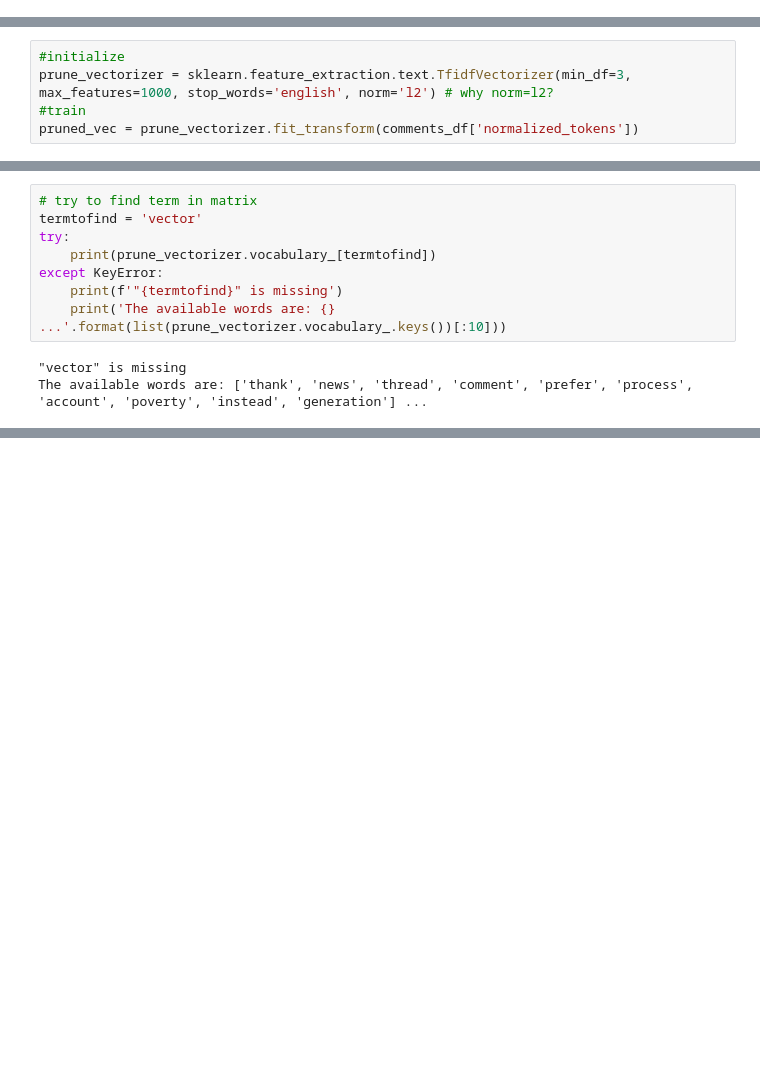
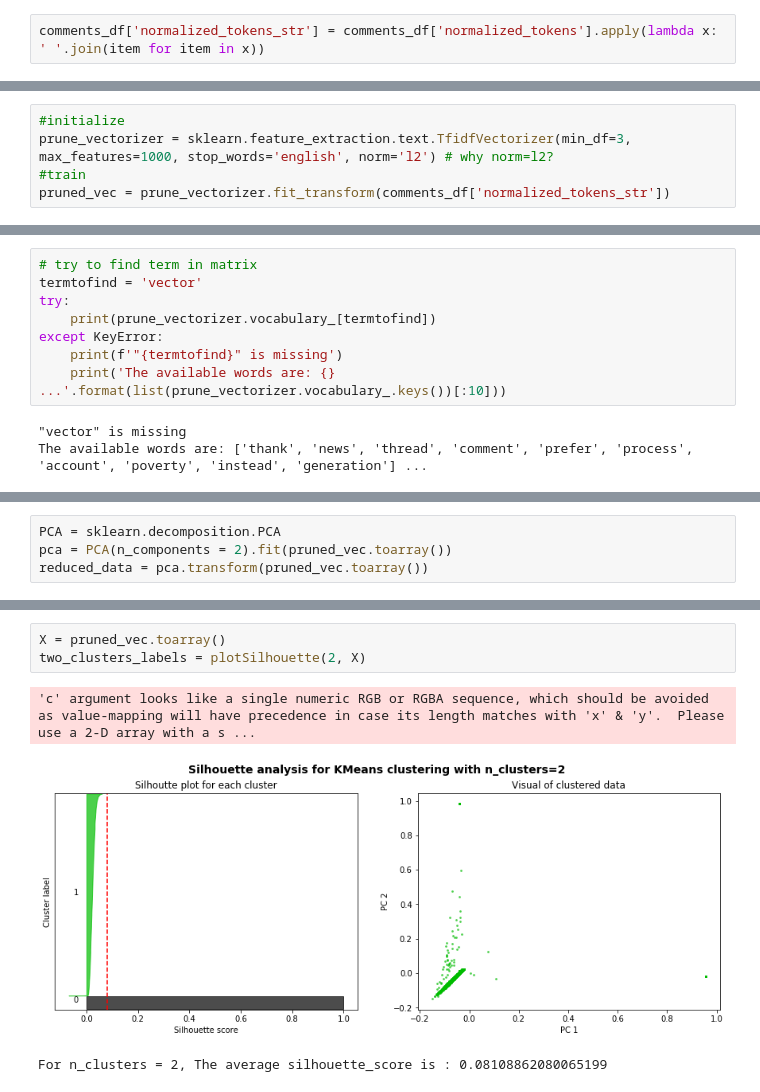
Before and after one commit to ddlee19/macs30200, a Jupyter notebook: analysis/topic_model.ipynb, the cells around one changed output, grey strips where cells are left out. Cells and saved outputs as stored; diff of their text form; blank space fills up the shorter version.

```diff
--- a/analysis/topic_model.ipynb
+++ b/analysis/topic_model.ipynb
@@ -295,0 +303,2 @@ whBigrams.score_ngrams(bigram_measures.likelihood_ratio)[:40]
+# %%
+comments_df['normalized_tokens_str'] = comments_df['normalized_tokens'].apply(lambda x: ' '.join(item for item in x))
@@ -336,7 +356,7 @@ list(zip(count_vectorizer.vocabulary_.keys(), tdidf_vector.data))[:20]
 #initialize
 prune_vectorizer = sklearn.feature_extraction.text.TfidfVectorizer(min_df=3, max_features=1000, stop_words='english', norm='l2') # why norm=l2?
 #train
-pruned_vec = prune_vectorizer.fit_transform(comments_df['normalized_tokens'])
+pruned_vec = prune_vectorizer.fit_transform(comments_df['normalized_tokens_str'])
 # %% [markdown]
 - min document freq=3 because low document frequency inflates td-idf
 - An idea: visualize document freq of each word
@@ -360,0 +387,4 @@ The available words are: ['thank', 'news', 'thread', 'comment', 'prefer', 'proce
+# %%
+PCA = sklearn.decomposition.PCA
+pca = PCA(n_components = 2).fit(pruned_vec.toarray())
+reduced_data = pca.transform(pruned_vec.toarray())
@@ -360,0 +460,7 @@ The available words are: ['thank', 'news', 'thread', 'comment', 'prefer', 'proce
+# %%
+X = pruned_vec.toarray()
+two_clusters_labels = plotSilhouette(2, X)
+# %% [output]
+'c' argument looks like a single numeric RGB or RGBA sequence, which should be avoided as value-mapping will have precedence in case its length matches with 'x' & 'y'.  Please use a 2-D array with a s ...
+[figure, added]
+For n_clusters = 2, The average silhouette_score is : 0.08108862080065199
```
Also changed, not shown: parts of 15 cells of this notebook, 2 other files.
